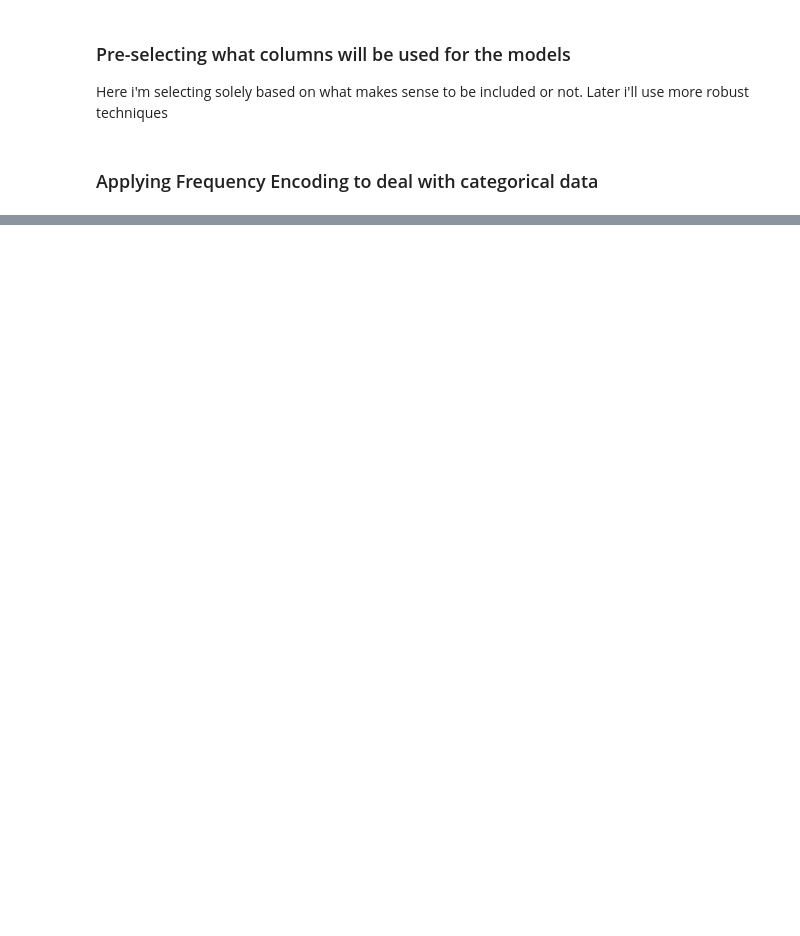
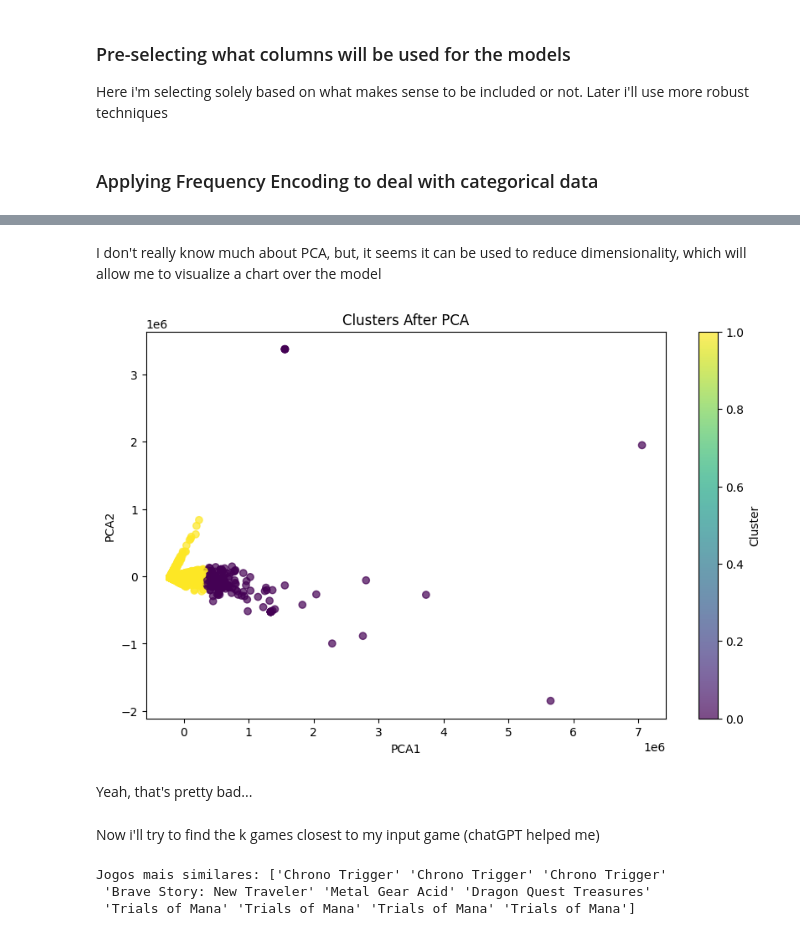
Before and after one commit to Menezes-Gus/Machine-Learning, a Jupyter notebook: main.ipynb, the cells around one changed output, grey strips where cells are left out. Saved outputs shown, nothing was run; the diff lists cells and outputs as text; code cells hidden in the pictures; blank space fills up the shorter version.

Commit message:
Finalmente Construção do Kmeans

```diff
--- a/main.ipynb
+++ b/main.ipynb
@@ -58,0 +178,3 @@ for cat_col in cat_cols:
+# %%
+cols_to_keep = ['hltb_comp_main', 'hltb_comp_plus','hltb_comp_100', 'hltb_review_score','hltb_profile_popular','hltb_release_world','igdb_rating','igdb_game_modes','igdb_genres','igdb_keywords','igdb_player_perspectives','igdb_themes','flag_missing_igdb_rating']
+df_num_2 = df_num[cols_to_keep]
@@ -58,0 +211,19 @@ for cat_col in cat_cols:
+# %%
+def find_best_k(X, k_range):
+    best_k = None
+    best_score = -1
+    for k in k_range:
+        kmeans = KMeans(n_clusters=k, random_state=42, n_init=10)
+        labels = kmeans.fit_predict(X)
+        score = silhouette_score(X, labels)
+        print(f'k={k}, Silhouette Score={score:.4f}')
+
+        if score > best_score:
+            best_k = k
+            best_score = score
+
+    return best_k
+
+k_range = range(2, 30)
+best_k = find_best_k(df_num_2, k_range)
+print(f'Best: {best_k}')
@@ -58,0 +248,25 @@ for cat_col in cat_cols:
+# %%
+kmeans = KMeans(n_clusters=best_k, random_state=42, n_init=10)
+labels = kmeans.fit_predict(df_num_2)
+# %% [markdown]
+I don't really know much about PCA, but, it seems it can be used to reduce dimensionality, which will allow me to visualize a chart over the model
+# %%
+import matplotlib.pyplot as plt
+from sklearn.decomposition import PCA
+
+pca = PCA(n_components=2)
+X_pca = pca.fit_transform(df_num_2)
+
+plt.figure(figsize=(10, 6))
+plt.scatter(X_pca[:, 0], X_pca[:, 1], c=labels, cmap='viridis', alpha=0.7)
+plt.colorbar(label="Cluster")
+plt.xlabel("PCA1")
+plt.ylabel("PCA2")
+plt.title("Clusters After PCA")
+plt.show()
+# %% [output]
+[figure, added]
+# %% [markdown]
+Yeah, that's pretty bad...
+# %% [markdown]
+Now i'll try to find the k games closest to my input game (chatGPT helped me)
@@ -58,0 +293,7 @@ for cat_col in cat_cols:
+# %%
+similar_games = find_similar_games("Chrono Trigger", df_prd, X, k=10)
+print("Jogos mais similares:", similar_games)
+# %% [output]
+Jogos mais similares: ['Chrono Trigger' 'Chrono Trigger' 'Chrono Trigger'
+ 'Brave Story: New Traveler' 'Metal Gear Acid' 'Dragon Quest Treasures'
+ 'Trials of Mana' 'Trials of Mana' 'Trials of Mana' 'Trials of Mana']
```
Also changed, not shown: parts of 28 cells of this notebook.
